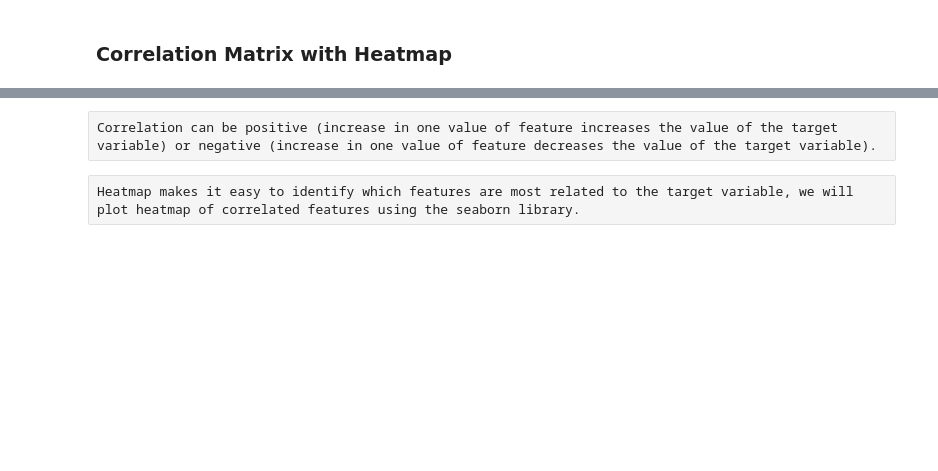
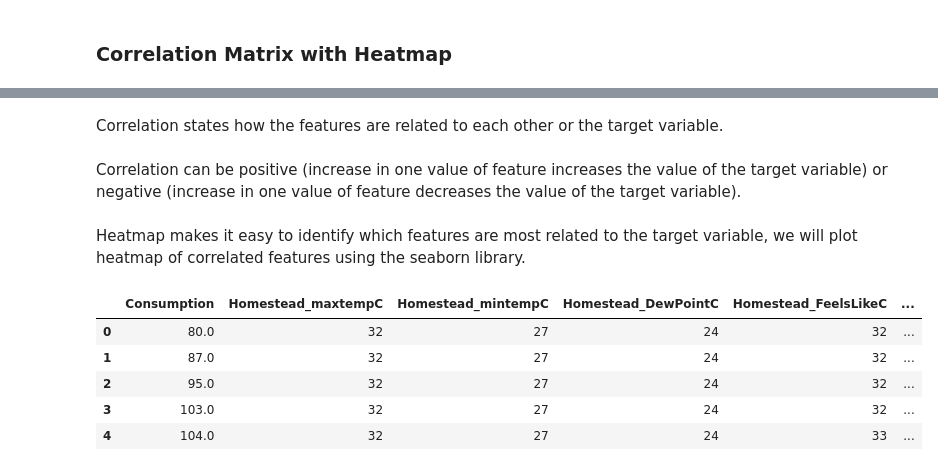
Before and after one commit to yashshah14093/REAL-TIME-FORECAST, a Jupyter notebook: Real-Time Forecast.ipynb, the cells around one changed output, grey strips where cells are left out. Drawn from its saved outputs; the diff is of its cells as text; code cells hidden in the pictures; blank space fills up the shorter version.

```diff
--- a/Real-Time Forecast.ipynb
+++ b/Real-Time Forecast.ipynb
@@ -218,6 +229,18 @@ Correlation states how the features are related to each other or the target vari
-# %% [raw]
-Correlation can be positive (increase in one value of feature increases the value of the target variable) or negative (increase in one value of feature decreases the value of the target variable).
-# %% [raw]
-Heatmap makes it easy to identify which features are most related to the target variable, we will plot heatmap of correlated features using the seaborn library.
+# %% [markdown]
+Correlation states how the features are related to each other or the target variable.
+# %% [markdown]
+Correlation can be positive (increase in one value of feature increases the value of the target variable) or negative (increase in one value of feature decreases the value of the target variable).
+# %% [markdown]
+Heatmap makes it easy to identify which features are most related to the target variable, we will plot heatmap of correlated features using the seaborn library.
+# %%
+DataFrame_merged.pop('Date')
+DataFrame_merged.head()
+# %% [output]
+|  | Consumption | Homestead_maxtempC | Homestead_mintempC | Homestead_DewPointC | Homestead_FeelsLikeC | ... |
+| 0 | 80.0 | 32 | 27 | 24 | 32 | ... |
+| 1 | 87.0 | 32 | 27 | 24 | 32 | ... |
+| 2 | 95.0 | 32 | 27 | 24 | 32 | ... |
+| 3 | 103.0 | 32 | 27 | 24 | 32 | ... |
+| 4 | 104.0 | 32 | 27 | 24 | 33 | ... |
 # %%
 #get correlations of each features in dataset
```
Also changed, not shown: parts of 41 cells of this notebook, 2 other files.
